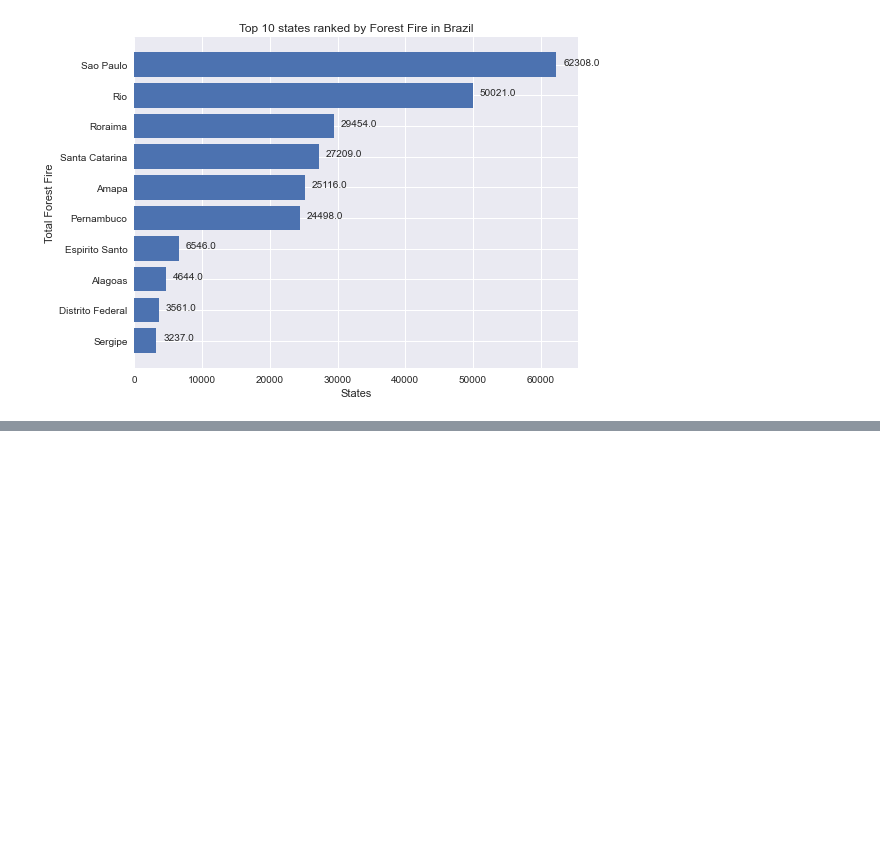
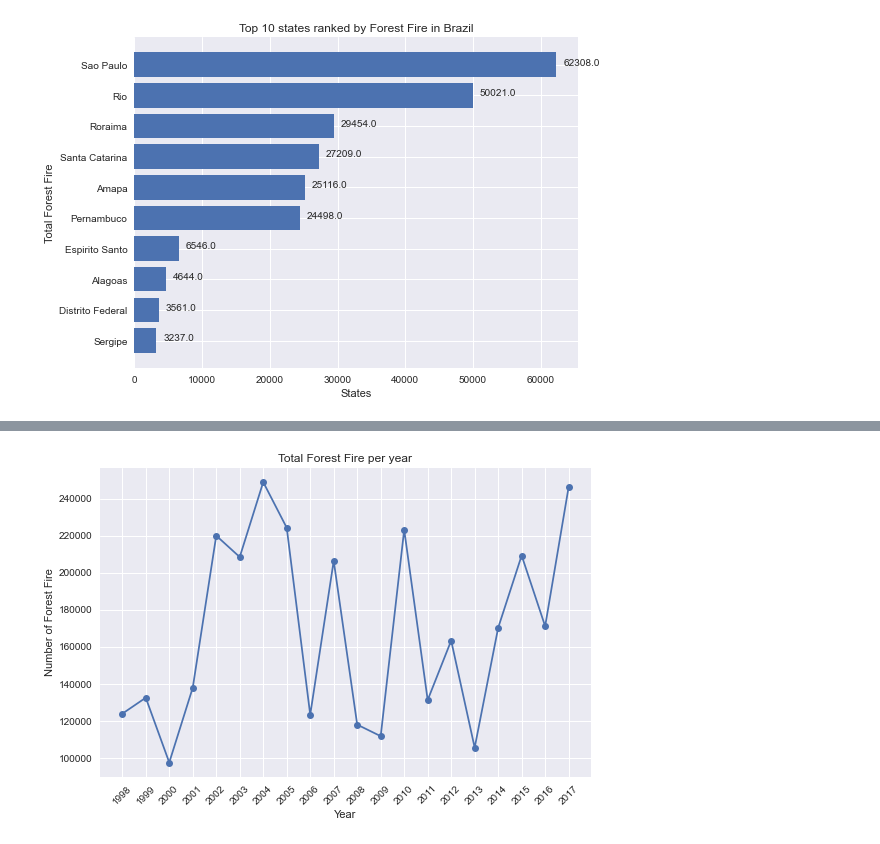
Before and after one commit to Joshi-Karan/Brazil-Forest-Fire-Analysis, a Jupyter notebook: Brazil Forest Fire Analysis.ipynb, the cells around one changed output, grey strips where cells are left out. Drawn from its saved outputs; the diff is of its cells as text; code cells hidden in the pictures; blank space fills up the shorter version.

```diff
--- a/Brazil Forest Fire Analysis.ipynb
+++ b/Brazil Forest Fire Analysis.ipynb
@@ -181,0 +184,5 @@ plt.show()
+# %%
+ff_per_year = data2.groupby('year')['number'].sum()
+ff_per_year = ff_per_year.to_frame()
+ff_per_year.reset_index(level=0, inplace=True)
+ff_per_year
@@ -181,0 +207,10 @@ plt.show()
+# %%
+plt.plot(ff_per_year['year'], ff_per_year['number'], 'o-')
+plt.xticks(ff_per_year.year, rotation=45)
+plt.title('Total Forest Fire per year')
+plt.xlabel('Year')
+plt.ylabel('Number of Forest Fire')
+plt.tight_layout()
+plt.show()
+# %% [output]
+[figure, added]
```
Also changed, not shown: parts of 2 cells of this notebook.
